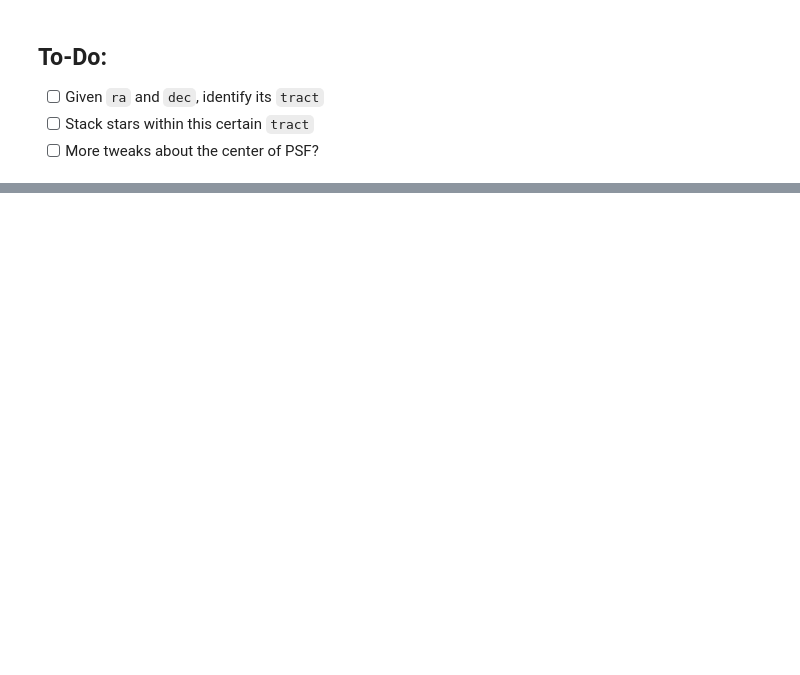
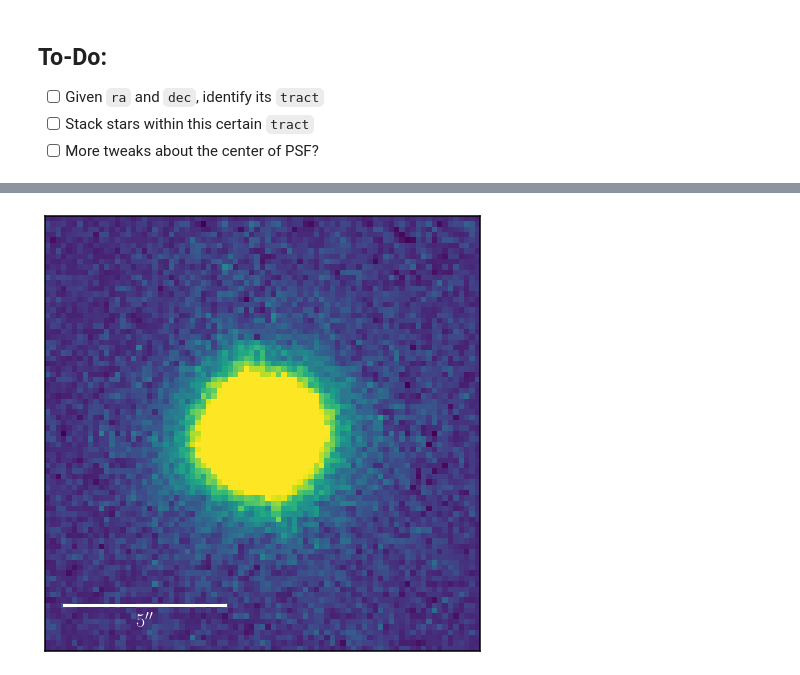
Before and after one commit to AstroJacobLi/HSC_stacking, a Jupyter notebook: PSF-stack.ipynb, the cells around one changed output, grey strips where cells are left out. Saved outputs shown, nothing was run; the diff lists cells and outputs as text; code cells hidden in the pictures; blank space fills up the shorter version.

```diff
--- a/PSF-stack.ipynb
+++ b/PSF-stack.ipynb
@@ -149,0 +113,23 @@ hsc_tricolor(obj_coor, redshift=obj['z_best'],
+# %%
+# Construct and stack `Stars`!!!.
+halosize = 40
+size = 2 * halosize + 1
+stack_set = np.zeros((len(psf_cat), size, size))
+bad_indices = []
+for i, obj in enumerate(psf_cat):
+    try:
+        sstar = StackStar(img, img_hdr, obj, halosize=halosize, hscmask=hscmask)
+        sstar.mask_contam(method='sep', show_fig=False, verbose=False)
+        sstar.centralize(order=5)
+        #sstar.sub_bkg(verbose=False)
+        stack_set[i, :, :] = sstar.get_masked_image(cval=np.nan) / sstar.flux
+    except:
+        stack_set[i, :, :] = np.ones((size, size)) * 1e9
+        bad_indices.append(i)
+stack_set = np.delete(stack_set, bad_indices, axis=0)
+median_psf = np.nanmedian(stack_set, axis=0)
+# %%
+median_psf = np.nanmedian(stack_set, axis=0)
+display_single(median_psf);
+# %% [output]
+[figure, added]
```
Also changed, not shown: parts of 46 cells of this notebook, 3 other files.
